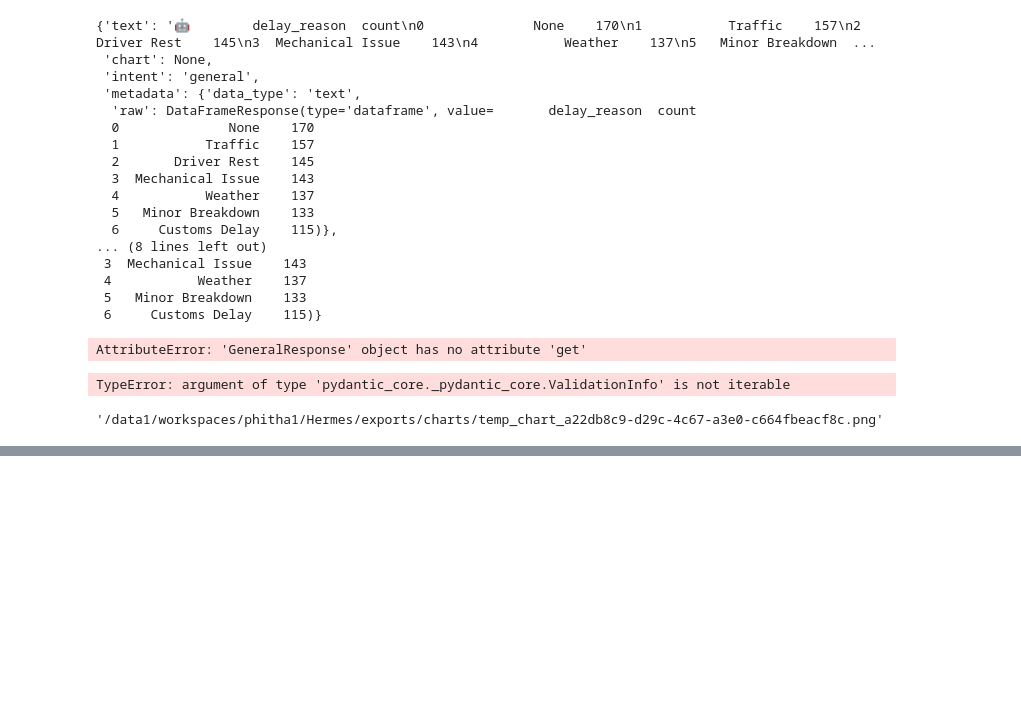
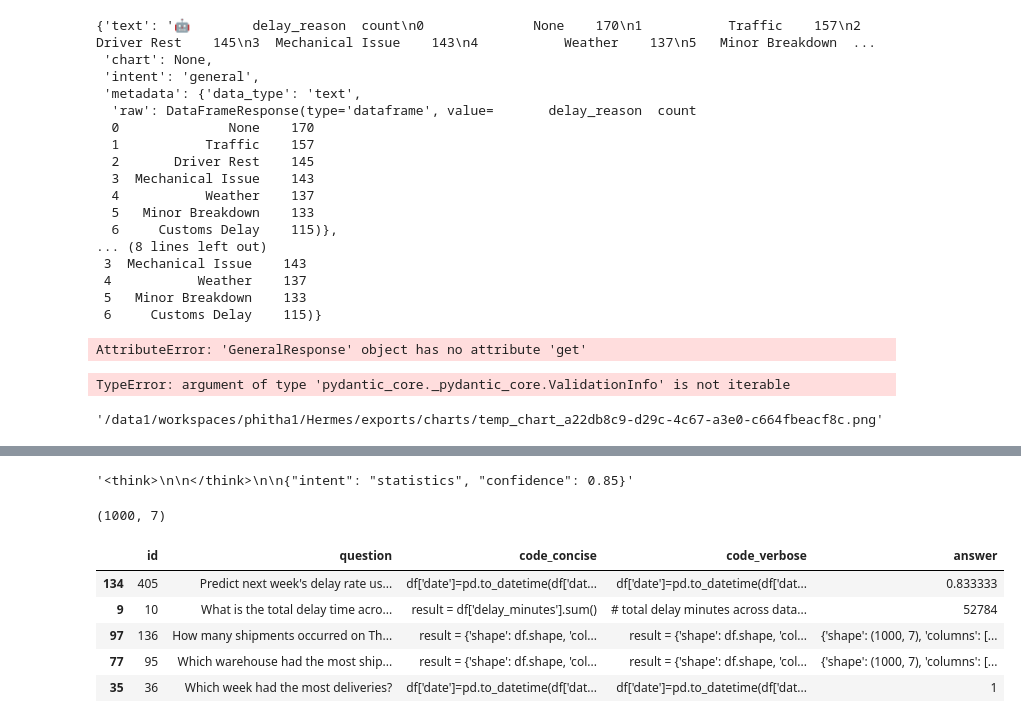
Before and after one commit to phitrann/Hermes, a Jupyter notebook: test.ipynb, the cells around one changed output, grey strips where cells are left out. Saved outputs shown, nothing was run; the diff lists cells and outputs as text; code cells hidden in the pictures; blank space fills up the shorter version.

```diff
--- a/test.ipynb
+++ b/test.ipynb
@@ -88,0 +175,37 @@ visualizer.get_latest_chart()
+# %%
+from hermes.prompts import PROMPT_TEMPLATES
+from hermes.llm import ask_llm
+
+prompt = PROMPT_TEMPLATES['classification_intent'].format(query="List shipments in April with delay_minutes > 30.")
+ask_llm(prompt)
+# %% [output]
+'<think>\n\n</think>\n\n{"intent": "statistics", "confidence": 0.85}'
+# %%
+import pandas as pd
+
+df = pd.read_csv("./data/shipments.csv")
+df.drop_duplicates(inplace=True)
+df.shape
+# %% [output]
+(1000, 7)
+# %%
+import pandas as pd
+
+questions = pd.read_csv("./data/questions.csv")
+
+answers = []
+for i, row in questions.iterrows():
+    exec_locals = {"df": df, "pd": pd}
+    exec(row["code_concise"], {}, exec_locals)
+    answers.append(exec_locals.get("result", None))
+# %%
+pd.set_option("max_colwidth", None)
+questions["answer"] = answers
+questions.sample(5)
+# %% [output]
+|  | id | question | code_concise | code_verbose | answer |
+| 134 | 405 | Predict next week's delay rate us... | df['date']=pd.to_datetime(df['dat... | df['date']=pd.to_datetime(df['dat... | 0.833333 |
+| 9 | 10 | What is the total delay time acro... | result = df['delay_minutes'].sum() | # total delay minutes across data... | 52784 |
+| 97 | 136 | How many shipments occurred on Th... | result = {'shape': df.shape, 'col... | result = {'shape': df.shape, 'col... | {'shape': (1000, 7), 'columns': [... |
+| 77 | 95 | Which warehouse had the most ship... | result = {'shape': df.shape, 'col... | result = {'shape': df.shape, 'col... | {'shape': (1000, 7), 'columns': [... |
+| 35 | 36 | Which week had the most deliveries? | df['date']=pd.to_datetime(df['dat... | df['date']=pd.to_datetime(df['dat... | 1 |
```
Also changed, not shown: parts of 11 cells of this notebook, 16 other files.
